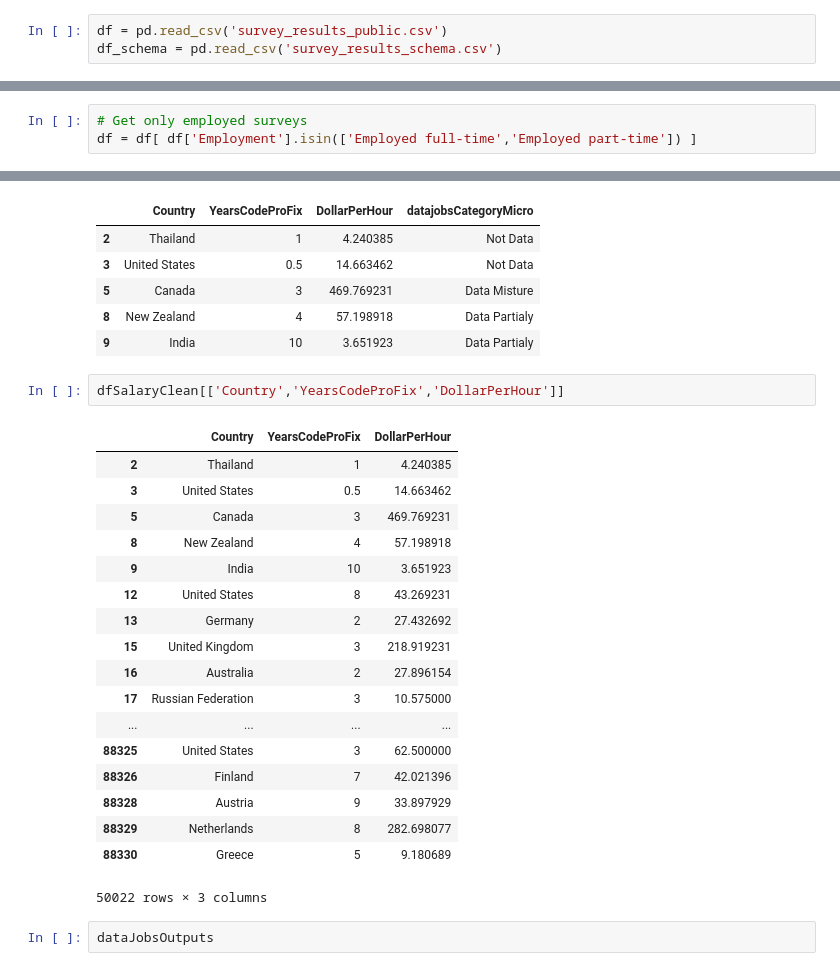
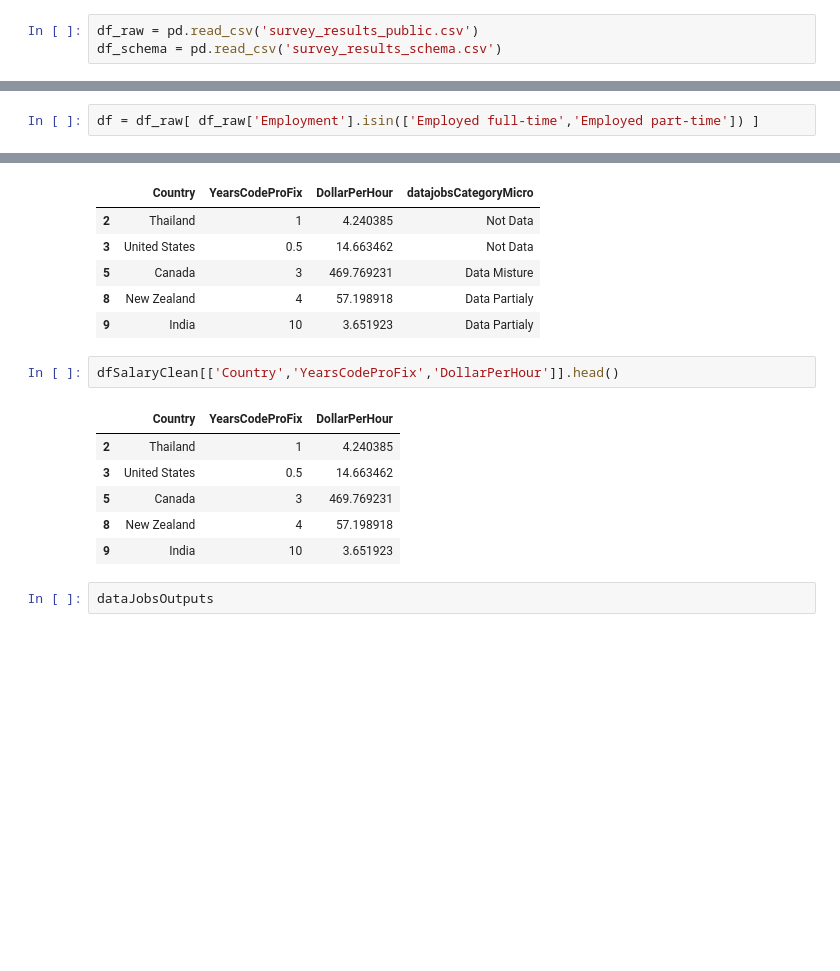
Before and after one commit to RenanVieiraDias/portfolio__data_science_articles, a Jupyter notebook: datasciencemedium.ipynb, the cells around one changed output, grey strips where cells are left out. Cells and saved outputs as stored; diff of their text form; blank space fills up the shorter version.

```diff
--- a/datasciencemedium.ipynb
+++ b/datasciencemedium.ipynb
@@ -103,5 +119,5 @@ def getOptionOfMultipleSelection(df, column, separator = ';'):
 # %% [markdown]
 ### Reading Data Files
 # %%
-df = pd.read_csv('survey_results_public.csv')
+df_raw = pd.read_csv('survey_results_public.csv')
 df_schema = pd.read_csv('survey_results_schema.csv')
@@ -109,0 +128,2 @@ df_schema = pd.read_csv('survey_results_schema.csv')
+# %%
+df = df_raw[ df_raw['Employment'].isin(['Employed full-time','Employed part-time']) ]
@@ -143,4 +162 @@ for questionColumn in columnsToGetOptions:
-# %%
-# Get only employed surveys
-df = df[ df['Employment'].isin(['Employed full-time','Employed part-time']) ]
 # %% [markdown]
@@ -450,26 +330,14 @@ dfSalaryClean[['Country','YearsCodeProFix','DollarPerHour','datajobsCategoryMicr
 | 8 | New Zealand | 4 | 57.198918 | Data Partialy |
 | 9 | India | 10 | 3.651923 | Data Partialy |
 # %%
-dfSalaryClean[['Country','YearsCodeProFix','DollarPerHour']]
+dfSalaryClean[['Country','YearsCodeProFix','DollarPerHour']].head()
 # %% [output]
 |  | Country | YearsCodeProFix | DollarPerHour |
 | 2 | Thailand | 1 | 4.240385 |
 | 3 | United States | 0.5 | 14.663462 |
 | 5 | Canada | 3 | 469.769231 |
 | 8 | New Zealand | 4 | 57.198918 |
 | 9 | India | 10 | 3.651923 |
-| 12 | United States | 8 | 43.269231 |
-| 13 | Germany | 2 | 27.432692 |
-| 15 | United Kingdom | 3 | 218.919231 |
-| 16 | Australia | 2 | 27.896154 |
-| 17 | Russian Federation | 3 | 10.575000 |
-| ... | ... | ... | ... |
-| 88325 | United States | 3 | 62.500000 |
-| 88326 | Finland | 7 | 42.021396 |
-| 88328 | Austria | 9 | 33.897929 |
-| 88329 | Netherlands | 8 | 282.698077 |
-| 88330 | Greece | 5 | 9.180689 |
-50022 rows × 3 columns
 # %%
 dataJobsOutputs
 # %% [output]
```
Also changed, not shown: parts of 55 cells of this notebook.
